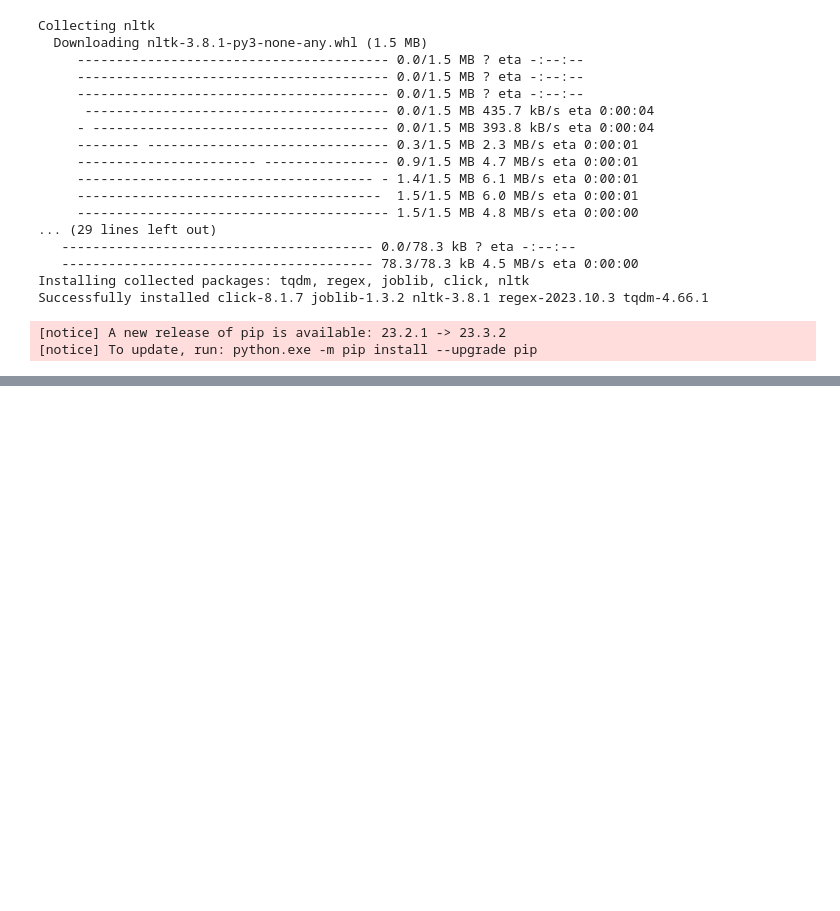
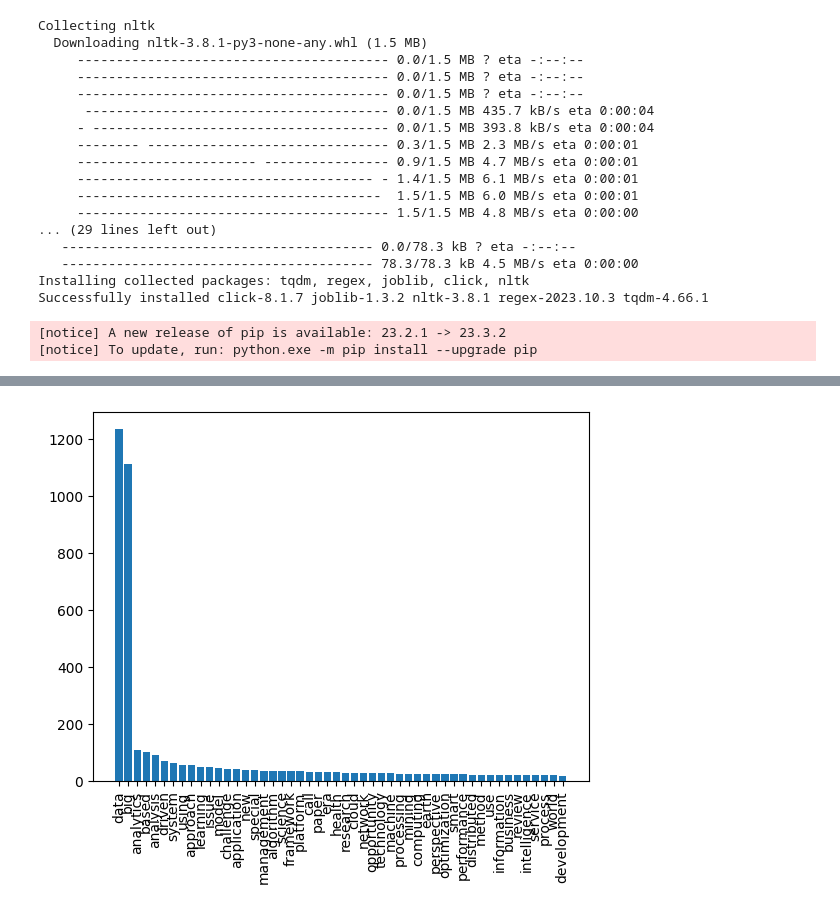
Before and after one commit to jurwon/BigdataVisualization_analyze, a Jupyter notebook: 2_자연어처리-영문-한글-통계/test.ipynb, the cells around one changed output, grey strips where cells are left out. Saved outputs shown, nothing was run; the diff lists cells and outputs as text; code cells hidden in the pictures; blank space fills up the shorter version.

```diff
--- a/2_자연어처리-영문-한글-통계/test.ipynb
+++ b/2_자연어처리-영문-한글-통계/test.ipynb
@@ -152,0 +209,9 @@ all_files_data[0]
+# %%
+#2차원 리스트 -> 1차원 리스트, 차원 축소
+#reduce 함수 이용하기. 차원 축소
+#list함수 이용해서, 1차원 리스트로 만들기
+result = reduce(lambda x,y : x+y, words)
+words2 = list(result)
+
+#result
+print(f"words2 : {words2}")
@@ -152,0 +220,5 @@ all_files_data[0]
+# %%
+#데이터 탐색, 기본 분석 모델 만들기
+#Counter ->해당 단어 빈도 집계해주는 함수
+count = Counter(words2)
+count
@@ -152,0 +243,11 @@ all_files_data[0]
+# %%
+# 임시 딕션너리 만들기.
+word_count = dict()
+
+# 상위 50개 정도만 추출 해보기.
+for tag, counts in count.most_common(50):
+  if(len(str(tag)) >1):
+    word_count[tag] = counts
+    # print(f"tag : {tag}, counts : {counts}")
+
+word_count
@@ -152,0 +272,20 @@ all_files_data[0]
+# %%
+# 추출된 상위 50개 단어 시각화하기.
+# 막대그래프
+# word_count : 상위 50개 단어 추출한 , 딕션너리 = Map 비슷 ,key : value
+# 기본이 : 오름 차순, reverse, 내림 차순이라고 보면 됨.
+sorted_Keys = sorted(word_count, key = word_count.get, reverse=True)
+
+# values 추출, 내림 차순
+sorted_Values= sorted(word_count.values(), reverse=True)
+
+# 시각화
+# x축 : range(len(word_count))
+# Y축 : sorted_Values
+plt.bar(range(len(word_count)),sorted_Values, align='center')
+# 눈금 옵션 조정. x축 라벨 붙이기 작업. rotation 세로 방향으로 기울이기.
+plt.xticks(range(len(word_count)), list(sorted_Keys), rotation = "vertical")
+
+plt.show()
+# %% [output]
+[figure, added]
```
Also changed, not shown: parts of 15 cells of this notebook, 2 other files.
